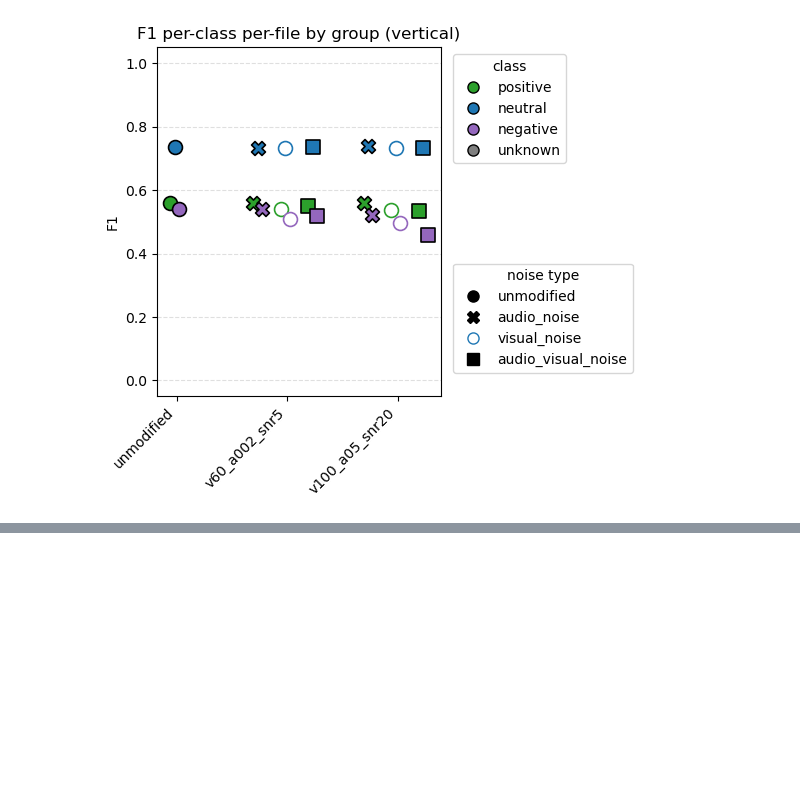
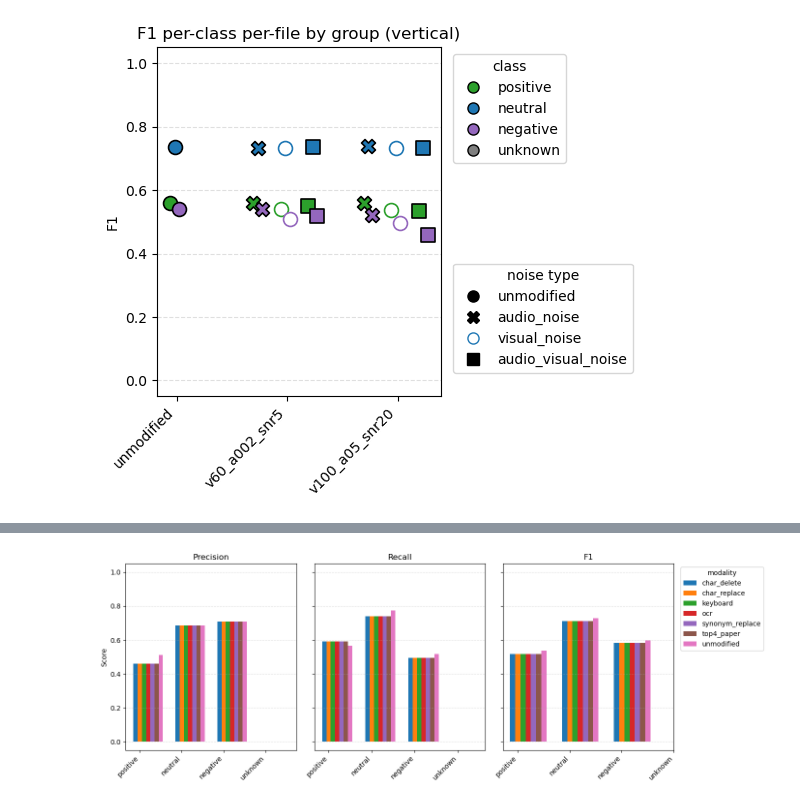
Before and after one commit to inagege/Codebase_MasterThesis, a Jupyter notebook: analysis/benchnmarking.ipynb, the cells around one changed output, grey strips where cells are left out. Drawn from its saved outputs; the diff is of its cells as text; code cells hidden in the pictures; blank space fills up the shorter version.

```diff
--- a/analysis/benchnmarking.ipynb
+++ b/analysis/benchnmarking.ipynb
@@ -484,3 +483,96 @@ plot_metric('f1', points, out, 'group_f1_per_class.png')
 [figure]
 [figure]
 [figure]
+# %%
+# python
+import os
+import numpy as np
+import pandas as pd
+import matplotlib.pyplot as plt
+
+# files (as requested): use the CSVs you mentioned
+files = {
+    'char_delete': 'out/text_noise_text_noise_T=char_delete_S=5/tp_fp_fn_tn_per_class.csv',
+    'char_replace': 'out/text_noise_text_noise_T=char_replace_S=5/tp_fp_fn_tn_per_class.csv',
+    'keyboard': 'out/text_noise_text_noise_T=keyboard_S=5/tp_fp_fn_tn_per_class.csv',
+    'ocr': 'out/text_noise_text_noise_T=ocr_S=5/tp_fp_fn_tn_per_class.csv',
+    'synonym_replace': 'out/text_noise_text_noise_T=synonym_replace_S=5/tp_fp_fn_tn_per_class.csv',
+    'top4_paper': 'out/text_noise_text_noise_T=top4_paper_S=5/tp_fp_fn_tn_per_class.csv',
+    'unmodified': 'out/unmodified_test_text/tp_fp_fn_tn_per_class.csv'
+}
+
+#files = {
+#    'bandlimit': 'out/audio_noise_audio_noise_A=bandlimit_S=5/tp_fp_fn_tn_per_class.csv',
+#    'clipping': 'out/audio_noise_audio_noise_A=clipping_S=5/tp_fp_fn_tn_per_class.csv',
+#    'mp3': 'out/audio_noise_audio_noise_A=mp3_S=5/tp_fp_fn_tn_per_class.csv',
+#    'reverb': 'out/audio_noise_audio_noise_A=reverb_S=5/tp_fp_fn_tn_per_class.csv',
+#    'snr_white': 'out/audio_noise_audio_noise_A=snr_white_S=5/tp_fp_fn_tn_per_class.csv',
+#    'unmodified': 'out/unmodified_test_audio/tp_fp_fn_tn_per_class.csv'
+#}
+
+#files = {
+#    'gaussian_noise': 'out/visual_noise_visual_noise_V=gaussian_noise_S=5/tp_fp_fn_tn_per_class.csv',
+#    'motion_blur': 'out/visual_noise_visual_noise_V=motion_blur_S=5/tp_fp_fn_tn_per_class.csv',
+#    'pixelate': 'out/visual_noise_visual_noise_V=pixelate_S=5/tp_fp_fn_tn_per_class.csv',
+#    'zoom_blur': 'out/visual_noise_visual_noise_V=zoom_blur_S=5/tp_fp_fn_tn_per_class.csv',
+#    'unmodified': 'out/unmodified_test_visual/tp_fp_fn_tn_per_class.csv'
+#}
+
+# preferred class ordering (falls back to found classes)
+preferred = ['positive', 'neutral', 'negative', 'unknown']
+
+rows = []
+for modality, path in files.items():
+    df = pd.read_csv(path)
+    df = df.set_index('class')
+    for cls in sorted(df.index.unique()):
+        tp = float(df.at[cls, 'tp']) if cls in df.index else 0.0
+        fp = float(df.at[cls, 'fp']) if cls in df.index else 0.0
+        fn = float(df.at[cls, 'fn']) if cls in df.index else 0.0
+        prec = tp / (tp + fp) if (tp + fp) > 0 else np.nan
+        rec = tp / (tp + fn) if (tp + fn) > 0 else np.nan
+        f1 = 2 * prec * rec / (prec + rec) if (not np.isnan(prec) and not np.isnan(rec) and (prec + rec) > 0) else np.nan
+        rows.append({'modality': modality, 'class': cls, 'precision': prec, 'recall': rec, 'f1': f1})
+
+metrics_df = pd.DataFrame(rows)
+
+# ensure consistent class ordering
+classes_present = list(dict.fromkeys([c for c in preferred if c in metrics_df['class'].unique()] +
+                                    [c for c in metrics_df['class'].unique() if c not in preferred]))
+modalities = list(files.keys())
+
+# print table
+print(metrics_df.sort_values(['modality', 'class']).to_string(index=False))
+
+# plotting grouped bars: one panel with three subplots (precision/recall/f1)
+out_dir = os.path.join('out', 'text_noise_test_metrics')
+os.makedirs(out_dir, exist_ok=True)
+
+x = np.arange(len(classes_present))
+width = 0.1
+
+fig, axes = plt.subplots(1, 3, figsize=(14, 5), sharey=True)
+for i, metric in enumerate(['precision', 'recall', 'f1']):
+    ax = axes[i]
+    for j, mod in enumerate(modalities):
+        vals = [
+            metrics_df.loc[(metrics_df['modality'] == mod) & (metrics_df['class'] == cls), metric].values
+            for cls in classes_present
+        ]
+        # extract scalar or NaN
+        vals = [v[0] if len(v) else np.nan for v in vals]
+        ax.bar(x + (j - 1) * width, vals, width=width, label=mod)
+    ax.set_xticks(x)
+    ax.set_xticklabels(classes_present, rotation=45, ha='right')
+    ax.set_ylim(-0.05, 1.05)
+    ax.set_title(metric.capitalize())
+    ax.grid(axis='y', linestyle='--', alpha=0.4)
+    if i == 0:
+        ax.set_ylabel('Score')
+
+axes[-1].legend(title='modality', bbox_to_anchor=(1.02, 1), loc='upper left')
+plt.tight_layout()
+save_path = os.path.join(out_dir, 'metrics_per_modality.png')
+plt.savefig(save_path, dpi=200)
+plt.show()
+# %% [output]
@@ -486,0 +596 @@ plot_metric('f1', points, out, 'group_f1_per_class.png')
+[figure, added]
```
Also changed, not shown: parts of 8 cells of this notebook, 4 other files.
